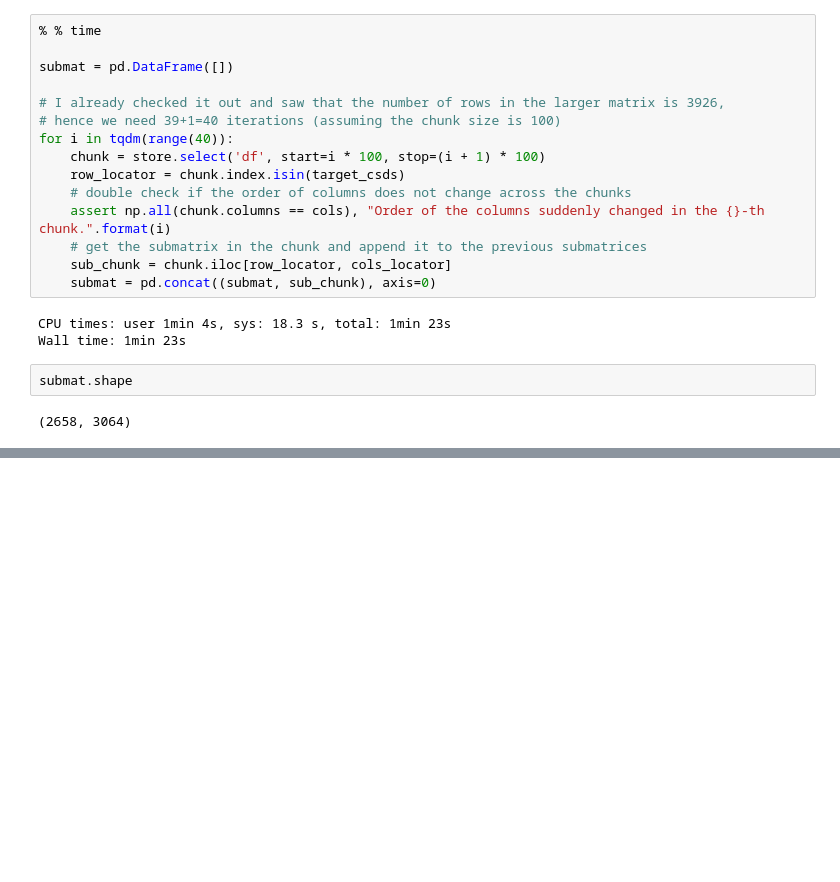
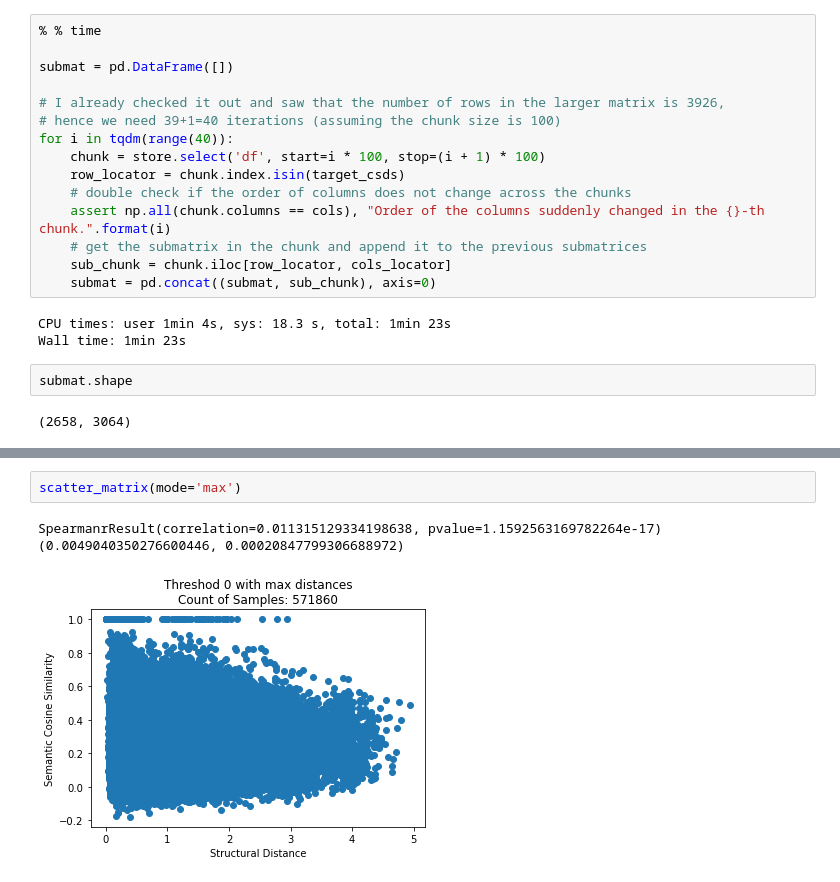
Before and after one commit to LyuZejian/CrystalEmbedding, a Jupyter notebook: Extract_Distance_Submatrix.ipynb, the cells around one changed output, grey strips where cells are left out. Drawn from its saved outputs; the diff is of its cells as text; blank space fills up the shorter version.

```diff
--- a/Extract_Distance_Submatrix.ipynb
+++ b/Extract_Distance_Submatrix.ipynb
@@ -431,0 +353,6 @@ SpearmanrResult(correlation=-0.02754666156756375, pvalue=9.352221481678361e-11)
+# %%
+scatter_matrix(mode='max')
+# %% [output]
+SpearmanrResult(correlation=0.011315129334198638, pvalue=1.1592563169782264e-17)
+(0.0049040350276600446, 0.00020847799306688972)
+[figure, added]
```
Also changed, not shown: parts of 52 cells of this notebook, 2 other files.
